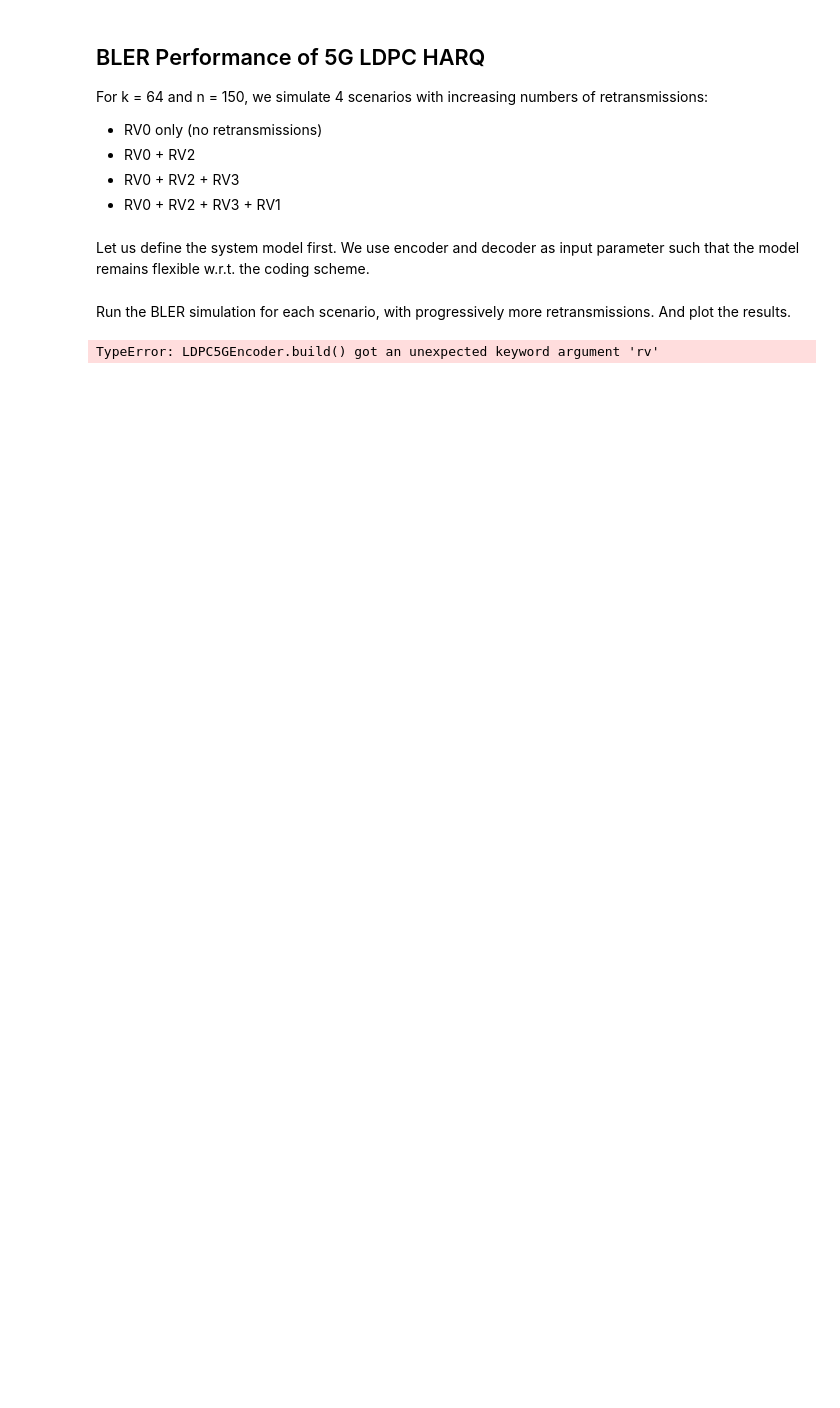
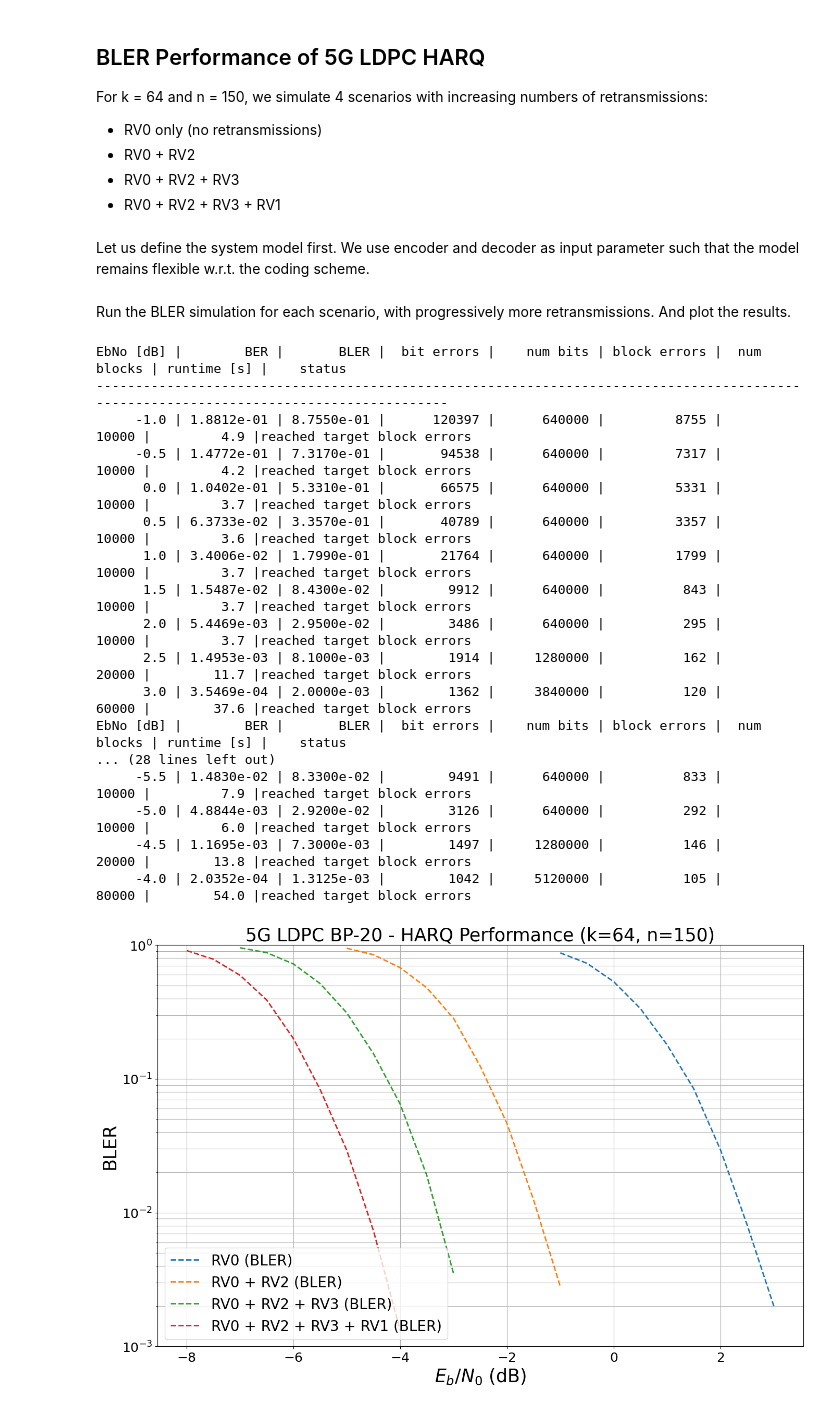
Before and after one commit to rabihchrabieh/sionna, a Jupyter notebook: tutorials/phy/5G_LDPC_HARQ_in_AWGN.ipynb, the cells around one changed output. Cells and saved outputs as stored; diff of their text form; code cells hidden in the pictures; blank space fills up the shorter version.

```diff
--- a/tutorials/phy/5G_LDPC_HARQ_in_AWGN.ipynb
+++ b/tutorials/phy/5G_LDPC_HARQ_in_AWGN.ipynb
@@ -141,15 +262,13 @@ class System_Model(Block):
                  n,
                  num_bits_per_symbol,
                  rv_set=['rv0'],
-                 demapping_method="app",
-                 sim_esno=False):
+                 demapping_method="app"):
 
         super().__init__()
 
         # store values internally
         self.k = k
         self.n = n
-        self.sim_esno = sim_esno # disable rate-adjustment for SNR calc
 
         # number of bit per QAM symbol
         self.num_bits_per_symbol = num_bits_per_symbol
@@ -179,15 +298,8 @@ class System_Model(Block):
     @tf.function() # enable graph mode for increased throughputs
     def call(self, batch_size, ebno_db):
 
-        # calculate noise variance
-        if self.sim_esno:
-                no = ebnodb2no(ebno_db,
-                       num_bits_per_symbol=1,
-                       coderate=1)
-        else:
-            no = ebnodb2no(ebno_db,
-                           num_bits_per_symbol=self.num_bits_per_symbol,
-                           coderate=self.k/self.n)
+        # calculate noise variance (values are Es/No)
+        no = ebnodb2no(ebno_db, num_bits_per_symbol=1, coderate=1)
 
         u = self.source([batch_size, self.k]) # generate random data
         c = self.encoder(u, rv=self.rv_set) # explicitly encode
@@ -206,34 +318,51 @@ rv_set = ['rv0', 'rv2', 'rv3', 'rv1']  # redundancy version set for HARQ
 rv_set_upper = [rv.upper() for rv in rv_set]  # upper-case for plotting
 
 num_bits_per_symbol = 2 # QPSK
-ebno_db = np.arange(0, 4, 0.5) # sim SNR range
+ebno_db = np.arange(-1.0, 3.5, 0.5) # sim SNR range
 ebno_offset = np.array([0.0, -4.0, -6.0, -7.0]) # offset for each number of retries
 
 bler_plot128 = PlotBER(f"5G LDPC BP-20 - HARQ Performance (k={k}, n={n})")
 
 for i in range(len(rv_set)):
     # run BLER simulations for each number of retransmission attempts:
     # rv0; rv0+rv2; rv0+rv2+rv3; rv0+rv2+rv3+rv1.
     # In each scenario, the first i+1 redundancy versions are used.
     model = System_Model(k=k,
                          n=n,
                          num_bits_per_symbol=num_bits_per_symbol,
                          rv_set=rv_set[0:i+1])  # use the first i+1 redundancy versions
 
     # the first argument must be a callable (function) that yields u and u_hat for batch_size and ebno
     bler_plot128.simulate(model, # the function have defined previously
                           ebno_dbs=ebno_db + ebno_offset[i], # SNR to simulate
                           legend=" + ".join(rv_set_upper[0:i+1]), # legend string for plotting
                           max_mc_iter=100, # run 100 Monte Carlo runs per SNR point
                           num_target_block_errors=100, # continue with next SNR point after 1000 bit errors
                           batch_size=10000, # batch-size per Monte Carlo run
                           soft_estimates=False, # the model returns hard-estimates
                           early_stop=True, # stop simulation if no error has been detected at current SNR point
                           show_fig=False, # we show the figure after all results are simulated
                           add_bler=True, # in case BLER is also interesting
                           forward_keyboard_interrupt=True); # should be True in a loop
 
 # and show the figure
 bler_plot128(ylim=(1e-3, 1), show_ber=False, show_bler=True)
 # %% [output]
-TypeError: LDPC5GEncoder.build() got an unexpected keyword argument 'rv'
+EbNo [dB] |        BER |       BLER |  bit errors |    num bits | block errors |  num blocks | runtime [s] |    status
+---------------------------------------------------------------------------------------------------------------------------------------
+     -1.0 | 1.8812e-01 | 8.7550e-01 |      120397 |      640000 |         8755 |       10000 |         4.9 |reached target block errors
+     -0.5 | 1.4772e-01 | 7.3170e-01 |       94538 |      640000 |         7317 |       10000 |         4.2 |reached target block errors
+      0.0 | 1.0402e-01 | 5.3310e-01 |       66575 |      640000 |         5331 |       10000 |         3.7 |reached target block errors
+      0.5 | 6.3733e-02 | 3.3570e-01 |       40789 |      640000 |         3357 |       10000 |         3.6 |reached target block errors
+      1.0 | 3.4006e-02 | 1.7990e-01 |       21764 |      640000 |         1799 |       10000 |         3.7 |reached target block errors
+      1.5 | 1.5487e-02 | 8.4300e-02 |        9912 |      640000 |          843 |       10000 |         3.7 |reached target block errors
+      2.0 | 5.4469e-03 | 2.9500e-02 |        3486 |      640000 |          295 |       10000 |         3.7 |reached target block errors
+      2.5 | 1.4953e-03 | 8.1000e-03 |        1914 |     1280000 |          162 |       20000 |        11.7 |reached target block errors
+      3.0 | 3.5469e-04 | 2.0000e-03 |        1362 |     3840000 |          120 |       60000 |        37.6 |reached target block errors
+EbNo [dB] |        BER |       BLER |  bit errors |    num bits | block errors |  num blocks | runtime [s] |    status
+... (28 lines left out)
+     -5.5 | 1.4830e-02 | 8.3300e-02 |        9491 |      640000 |          833 |       10000 |         7.9 |reached target block errors
+     -5.0 | 4.8844e-03 | 2.9200e-02 |        3126 |      640000 |          292 |       10000 |         6.0 |reached target block errors
+     -4.5 | 1.1695e-03 | 7.3000e-03 |        1497 |     1280000 |          146 |       20000 |        13.8 |reached target block errors
+     -4.0 | 2.0352e-04 | 1.3125e-03 |        1042 |     5120000 |          105 |       80000 |        54.0 |reached target block errors
+[figure, added]
```
Also changed, not shown: parts of 12 cells of this notebook.
